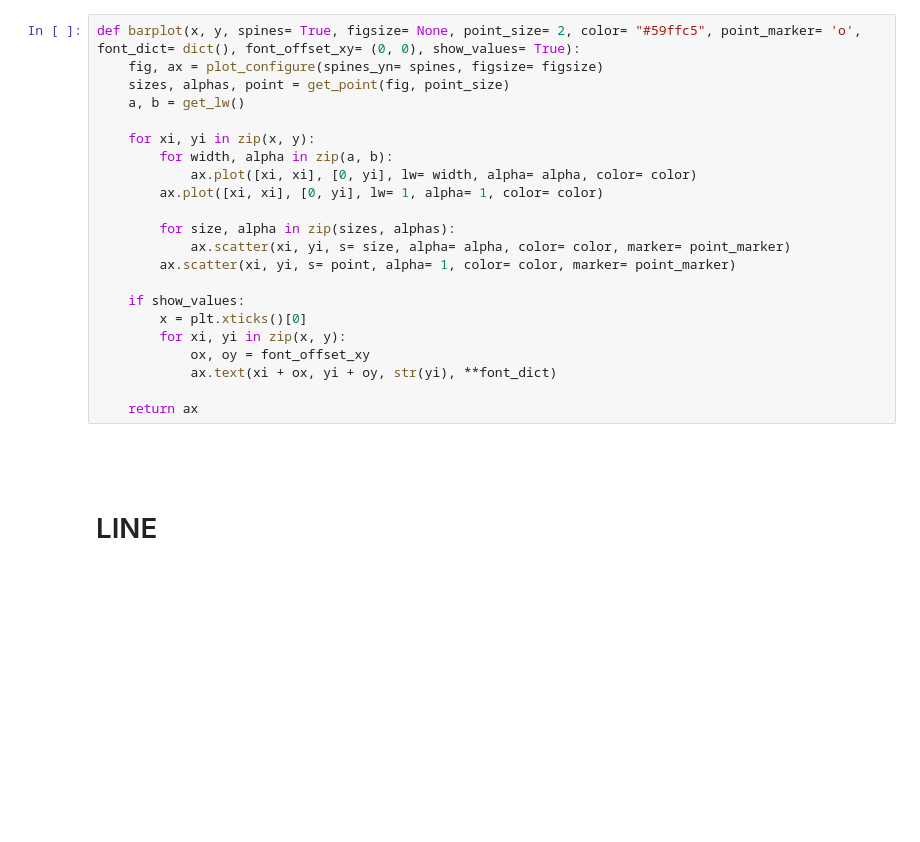
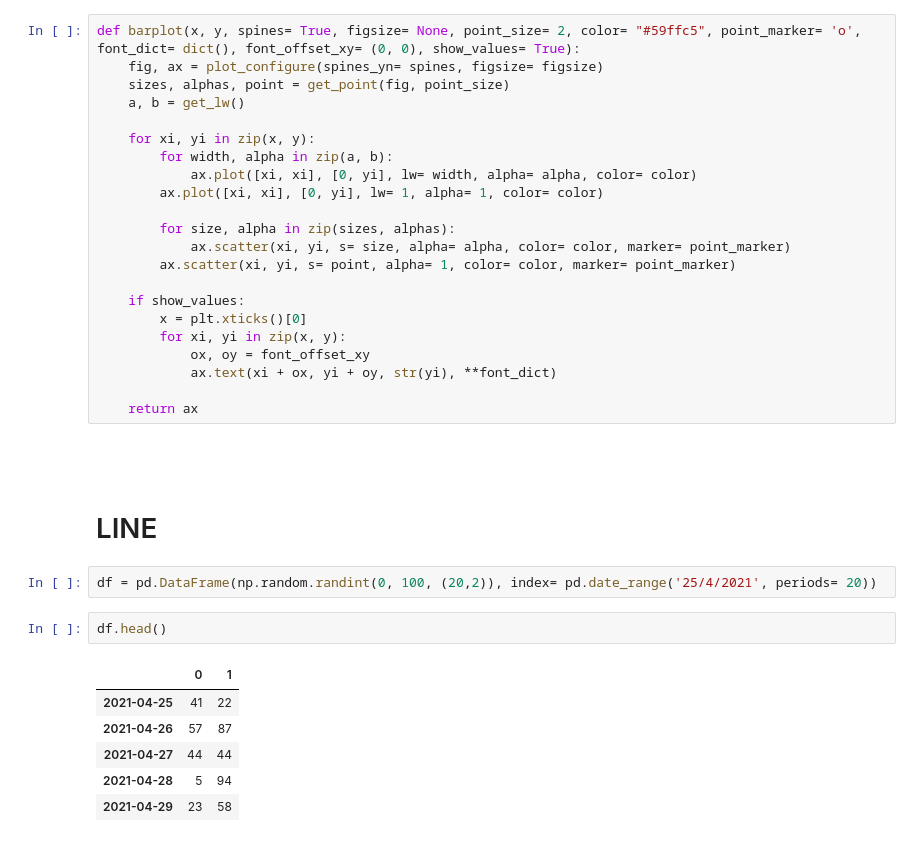
Before and after one commit to AayushSameerShah/neona, a Jupyter notebook: checks.ipynb, the cells around one changed output. Saved outputs shown, nothing was run; the diff lists cells and outputs as text; blank space fills up the shorter version.

```diff
--- a/checks.ipynb
+++ b/checks.ipynb
@@ -67,3 +67,14 @@ def barplot(x, y, spines= True, figsize= None, point_size= 2, color= "#59ffc5",
 #
 # %% [markdown]
 # LINE
+# %%
+df = pd.DataFrame(np.random.randint(0, 100, (20,2)), index= pd.date_range('25/4/2021', periods= 20))
+# %%
+df.head()
+# %% [output]
+|  | 0 | 1 |
+| 2021-04-25 | 41 | 22 |
+| 2021-04-26 | 57 | 87 |
+| 2021-04-27 | 44 | 44 |
+| 2021-04-28 | 5 | 94 |
+| 2021-04-29 | 23 | 58 |
```
Also changed, not shown: parts of 5 cells of this notebook, 1 other file.
